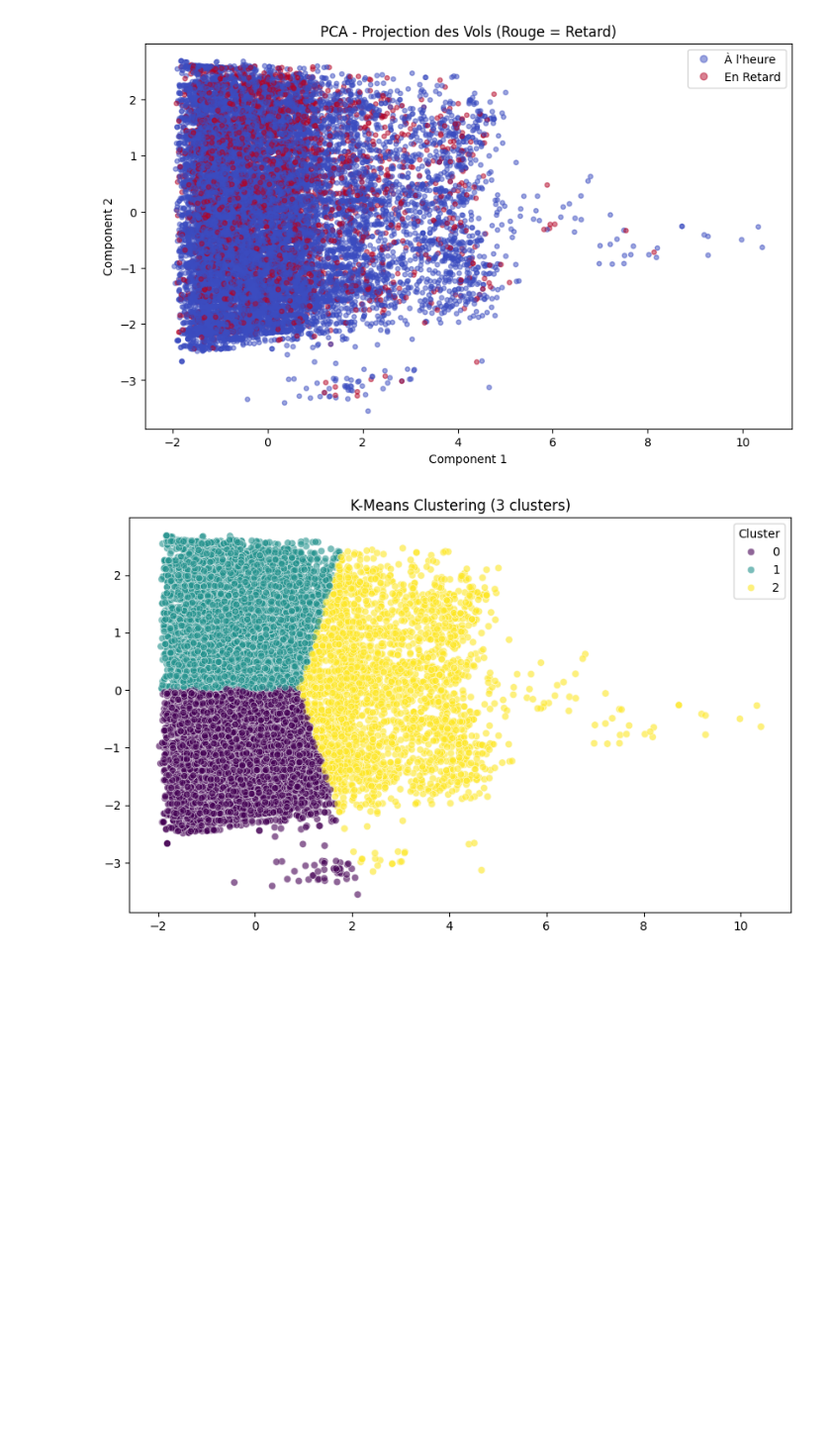
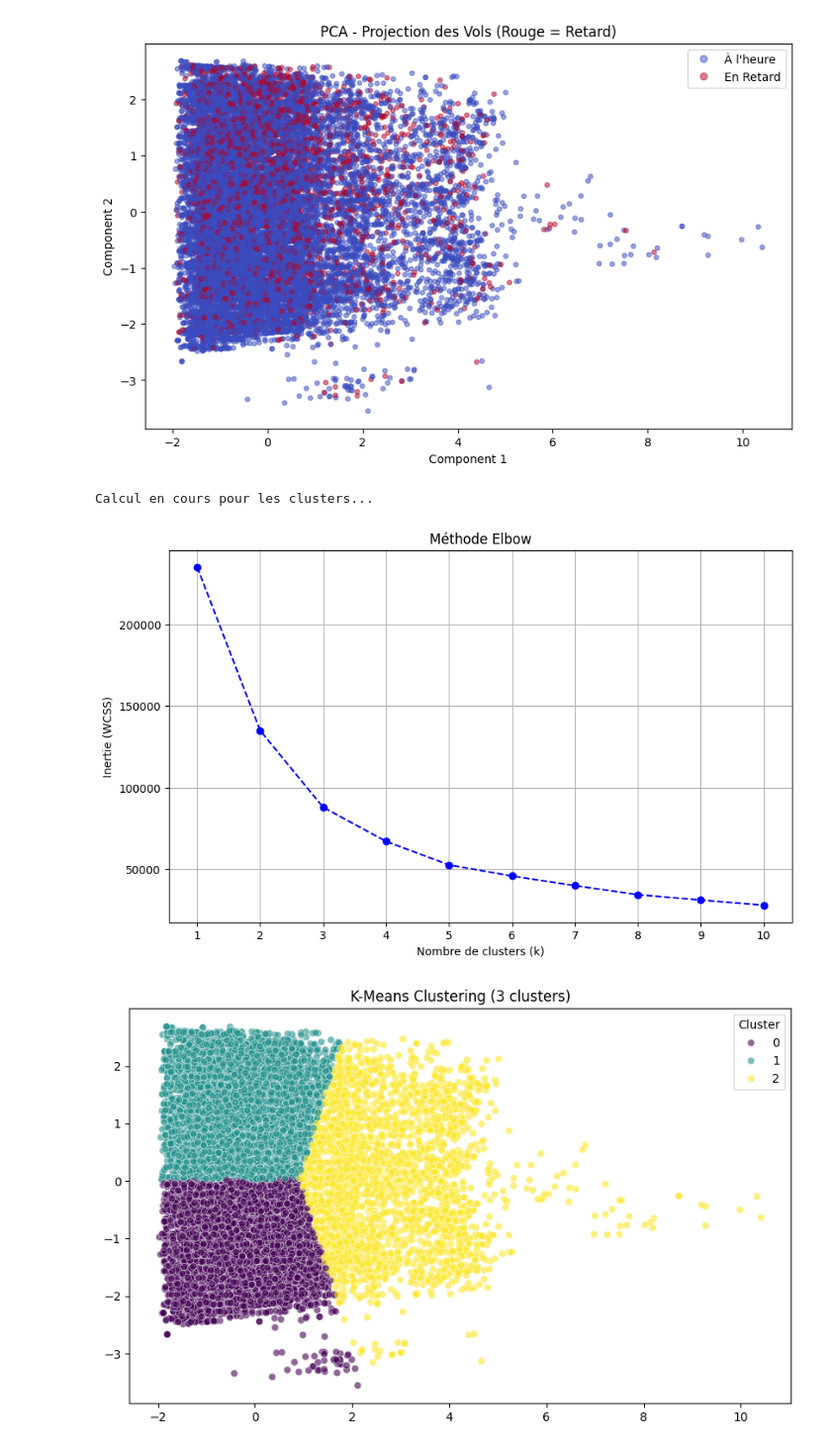
Before and after one commit to eliasmorio/flight_status_prediction, a Jupyter notebook: binary_classification.ipynb, the cells around one changed output. Shown at 99% size. Saved outputs shown, nothing was run; the diff lists cells and outputs as text; code cells hidden in the pictures; blank space fills up the shorter version.

Commit message:
add elbow method

```diff
--- a/binary_classification.ipynb
+++ b/binary_classification.ipynb
@@ -441,4 +441,43 @@ plt.legend(handles=scatter.legend_elements()[0], labels=['À l\'heure', 'En Reta
 plt.show()
 # %% [output]
 [figure]
+# %%
+## 6. Analyse Clustering : Détermination du k optimal (Méthode du Coude)
+
+from sklearn.cluster import KMeans
+from sklearn.preprocessing import StandardScaler
+
+# 1. Sélection des features pertinentes pour le clustering
+# On utilise des variables numériques qui définissent les caractéristiques du vol
+features_cluster = ['CRSDepTime', 'CRSElapsedTime', 'Distance']
+X_cluster = df_train[features_cluster].copy()
+
+# 2. Standardisation des données
+# K-Means est sensible aux échelles (la distance prime), il faut donc normaliser
+scaler_cluster = StandardScaler()
+X_cluster_scaled = scaler_cluster.fit_transform(X_cluster)
+
+# 3. Calcul de l'inertie pour différentes valeurs de k (de 1 à 10)
+inertia = []
+k_range = range(1, 11)
+
+print("Calcul en cours pour les clusters...")
+for k in k_range:
+    # n_init=10 permet de lancer l'algo 10 fois pour éviter les optimums locaux
+    kmeans = KMeans(n_clusters=k, random_state=42, n_init=10)
+    kmeans.fit(X_cluster_scaled)
+    inertia.append(kmeans.inertia_)
+
+# 4. Tracé de la courbe (Elbow Curve)
+plt.figure(figsize=(10, 6))
+plt.plot(k_range, inertia, marker='o', linestyle='--', color='b')
+plt.title('Méthode Elbow')
+plt.xlabel('Nombre de clusters (k)')
+plt.ylabel('Inertie (WCSS)')
+plt.xticks(k_range)
+plt.grid(True)
+plt.show()
+# %% [output]
+Calcul en cours pour les clusters...
+[figure, added]
 # %%
```
Also changed, not shown: parts of 11 cells of this notebook.
